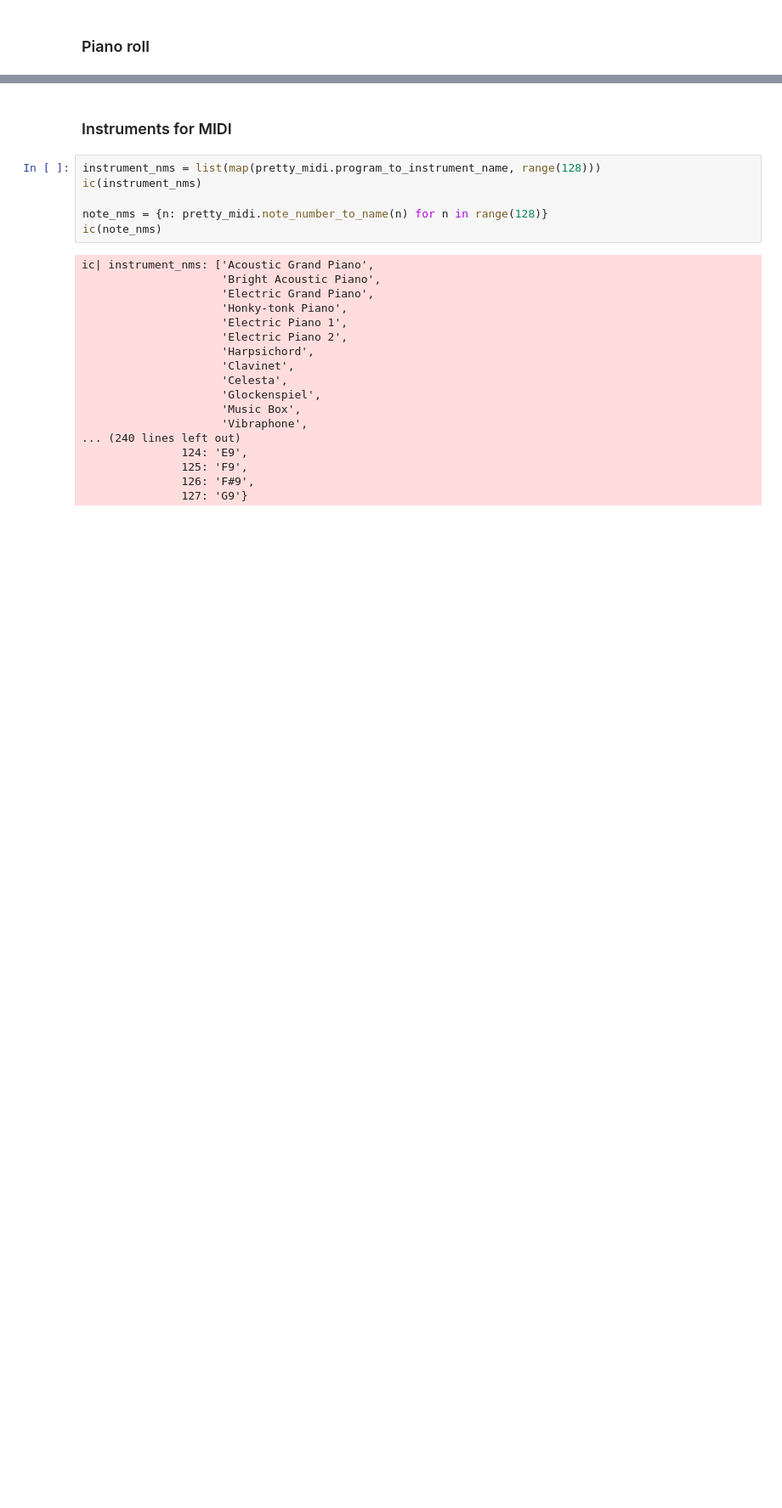
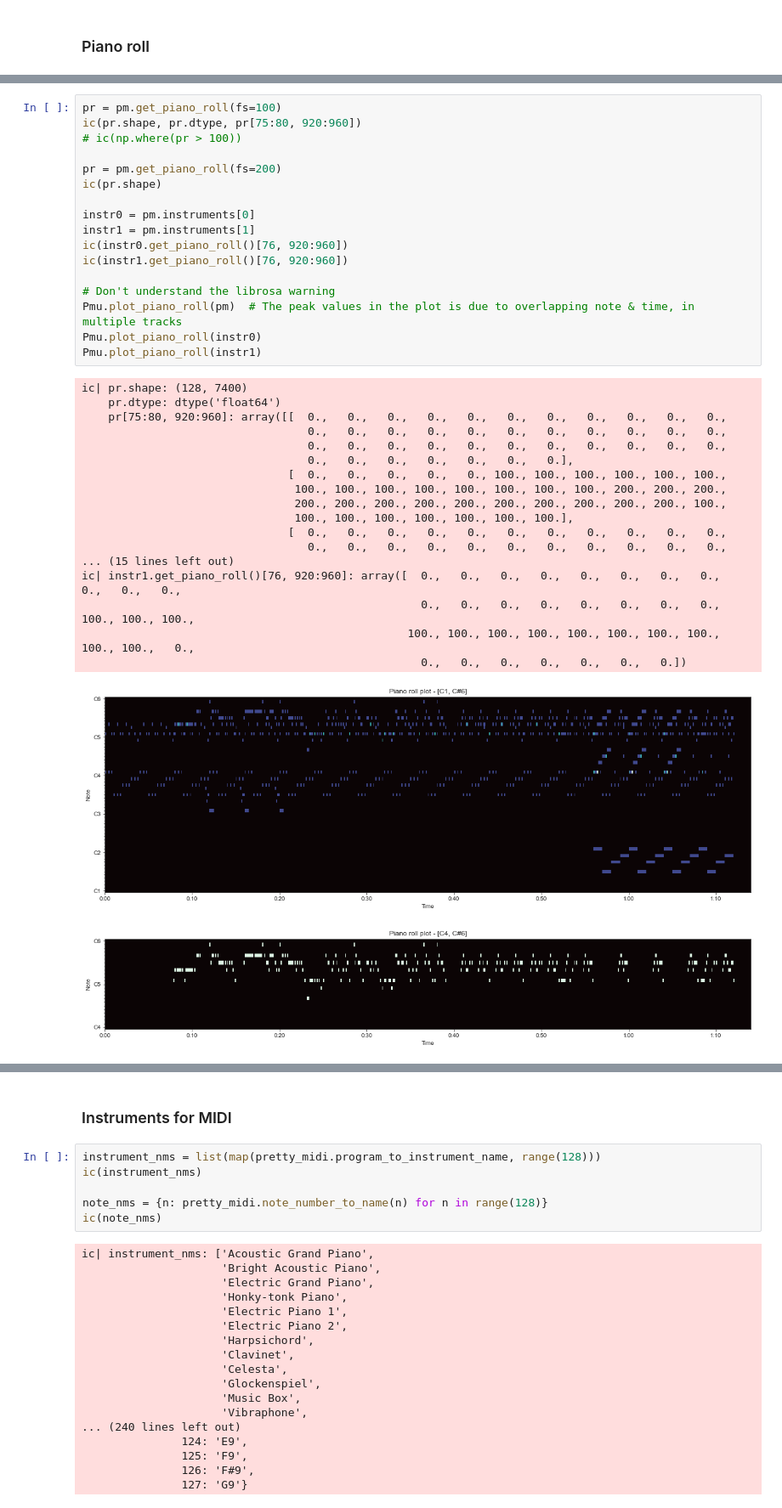
Before and after one commit to StefanHeng/Symbolic-Music-Generation, a Jupyter notebook: explore_package/explore_midi_processing.ipynb, the cells around one changed output, grey strips where cells are left out. Shown: that part at 85% size. Cells and saved outputs as stored; diff of their text form; blank space fills up the shorter version.

```diff
--- a/explore_package/explore_midi_processing.ipynb
+++ b/explore_package/explore_midi_processing.ipynb
@@ -217,0 +269,37 @@ ic| instr1.get_piano_roll()[76, 920:960]: array([  0.,   0.,   0.,   0.,   0.,
+# %%
+pr = pm.get_piano_roll(fs=100)
+ic(pr.shape, pr.dtype, pr[75:80, 920:960])
+# ic(np.where(pr > 100))
+
+pr = pm.get_piano_roll(fs=200)
+ic(pr.shape)
+
+instr0 = pm.instruments[0]
+instr1 = pm.instruments[1]
+ic(instr0.get_piano_roll()[76, 920:960])
+ic(instr1.get_piano_roll()[76, 920:960])
+
+# Don't understand the librosa warning
+Pmu.plot_piano_roll(pm)  # The peak values in the plot is due to overlapping note & time, in multiple tracks
+Pmu.plot_piano_roll(instr0)
+Pmu.plot_piano_roll(instr1)
+# %% [output]
+ic| pr.shape: (128, 7400)
+    pr.dtype: dtype('float64')
+    pr[75:80, 920:960]: array([[  0.,   0.,   0.,   0.,   0.,   0.,   0.,   0.,   0.,   0.,   0.,
+                                  0.,   0.,   0.,   0.,   0.,   0.,   0.,   0.,   0.,   0.,   0.,
+                                  0.,   0.,   0.,   0.,   0.,   0.,   0.,   0.,   0.,   0.,   0.,
+                                  0.,   0.,   0.,   0.,   0.,   0.,   0.],
+                               [  0.,   0.,   0.,   0.,   0., 100., 100., 100., 100., 100., 100.,
+                                100., 100., 100., 100., 100., 100., 100., 100., 200., 200., 200.,
+                                200., 200., 200., 200., 200., 200., 200., 200., 200., 200., 100.,
+                                100., 100., 100., 100., 100., 100., 100.],
+                               [  0.,   0.,   0.,   0.,   0.,   0.,   0.,   0.,   0.,   0.,   0.,
+                                  0.,   0.,   0.,   0.,   0.,   0.,   0.,   0.,   0.,   0.,   0.,
+... (15 lines left out)
+ic| instr1.get_piano_roll()[76, 920:960]: array([  0.,   0.,   0.,   0.,   0.,   0.,   0.,   0.,   0.,   0.,   0.,
+                                                   0.,   0.,   0.,   0.,   0.,   0.,   0.,   0., 100., 100., 100.,
+                                                 100., 100., 100., 100., 100., 100., 100., 100., 100., 100.,   0.,
+                                                   0.,   0.,   0.,   0.,   0.,   0.,   0.])
+[figure, added]
+[figure, added]
```
Also changed, not shown: parts of 14 cells of this notebook, 3 other files.
